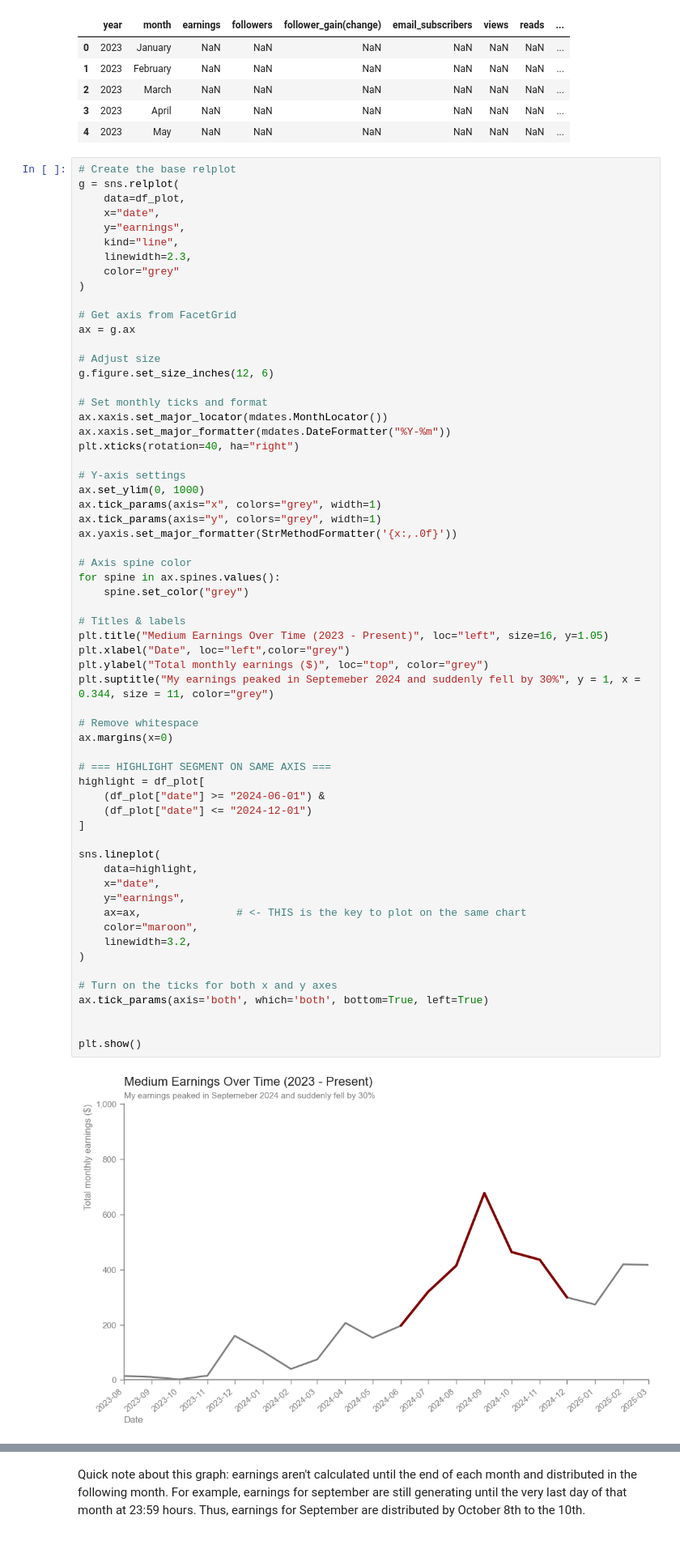
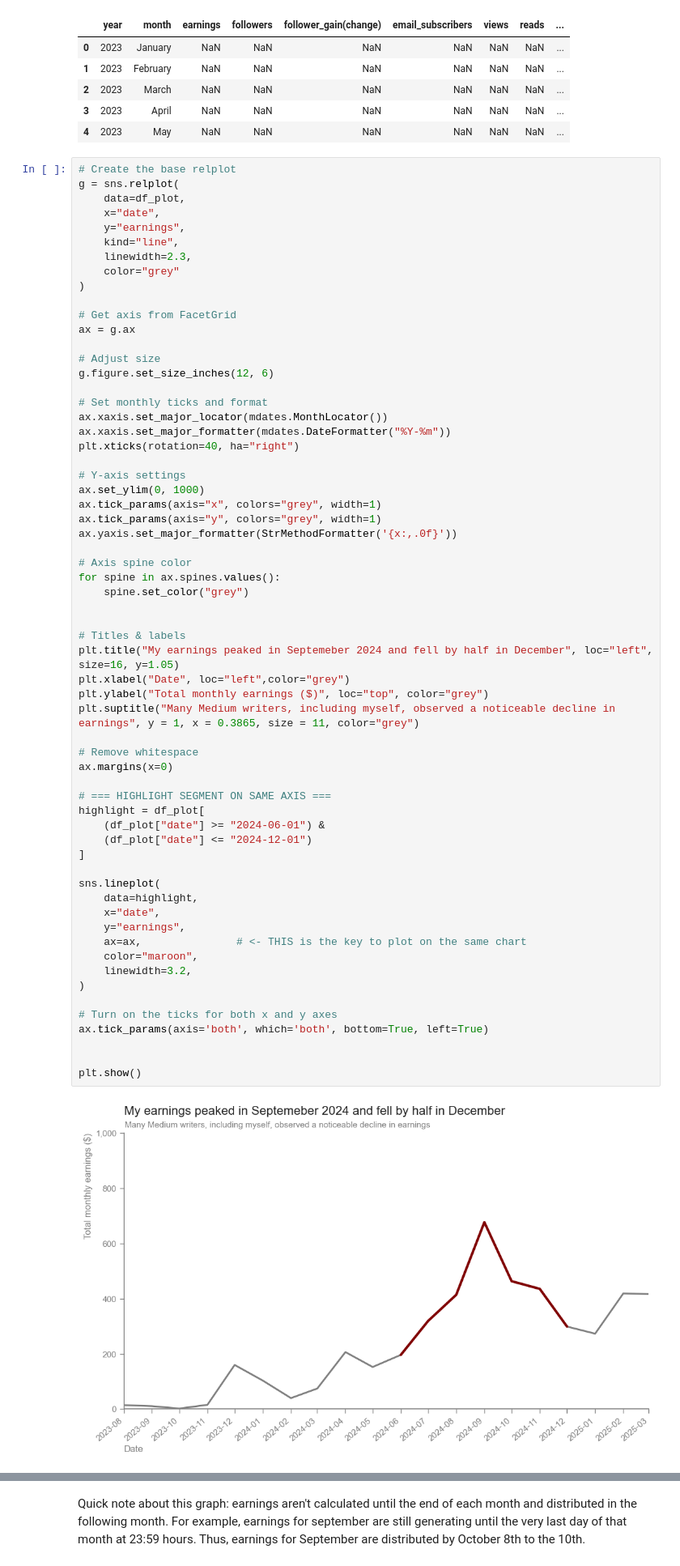
Before and after one commit to paul-trood/medium_earnings, a Jupyter notebook: 02_data_analysis.ipynb, the cells around one changed output, grey strips where cells are left out. Shown at 81% size. Drawn from its saved outputs; the diff is of its cells as text.

```diff
--- a/02_data_analysis.ipynb
+++ b/02_data_analysis.ipynb
@@ -438,34 +438,35 @@ ax.yaxis.set_major_formatter(StrMethodFormatter('{x:,.0f}'))
 for spine in ax.spines.values():
     spine.set_color("grey")
 
+
 # Titles & labels
-plt.title("Medium Earnings Over Time (2023 - Present)", loc="left", size=16, y=1.05)
+plt.title("My earnings peaked in Septemeber 2024 and fell by half in December", loc="left", size=16, y=1.05)
 plt.xlabel("Date", loc="left",color="grey")
 plt.ylabel("Total monthly earnings ($)", loc="top", color="grey")
-plt.suptitle("My earnings peaked in Septemeber 2024 and suddenly fell by 30%", y = 1, x = 0.344, size = 11, color="grey")
+plt.suptitle("Many Medium writers, including myself, observed a noticeable decline in earnings", y = 1, x = 0.3865, size = 11, color="grey")
 
 # Remove whitespace
 ax.margins(x=0)
 
 # === HIGHLIGHT SEGMENT ON SAME AXIS ===
 highlight = df_plot[
     (df_plot["date"] >= "2024-06-01") &
     (df_plot["date"] <= "2024-12-01")
 ]
 
 sns.lineplot(
     data=highlight,
     x="date",
     y="earnings",
     ax=ax,               # <- THIS is the key to plot on the same chart
     color="maroon",
     linewidth=3.2,
 )
 
 # Turn on the ticks for both x and y axes
 ax.tick_params(axis='both', which='both', bottom=True, left=True)
 
 
 plt.show()
 # %% [output]
-[figure, old version]
+[figure, new version]
```
Also changed, not shown: parts of 29 cells of this notebook, 4 other files.
